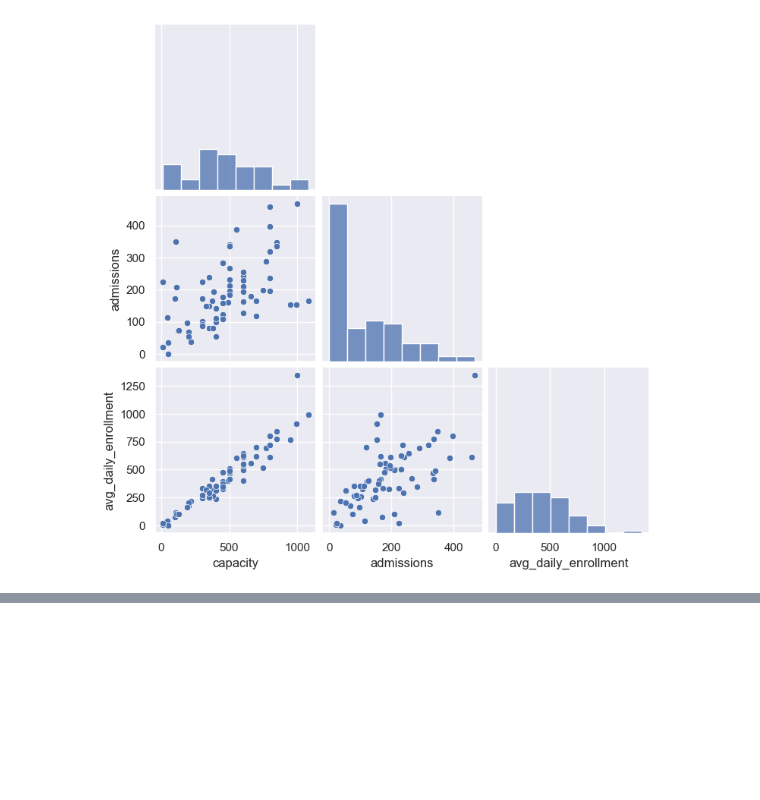
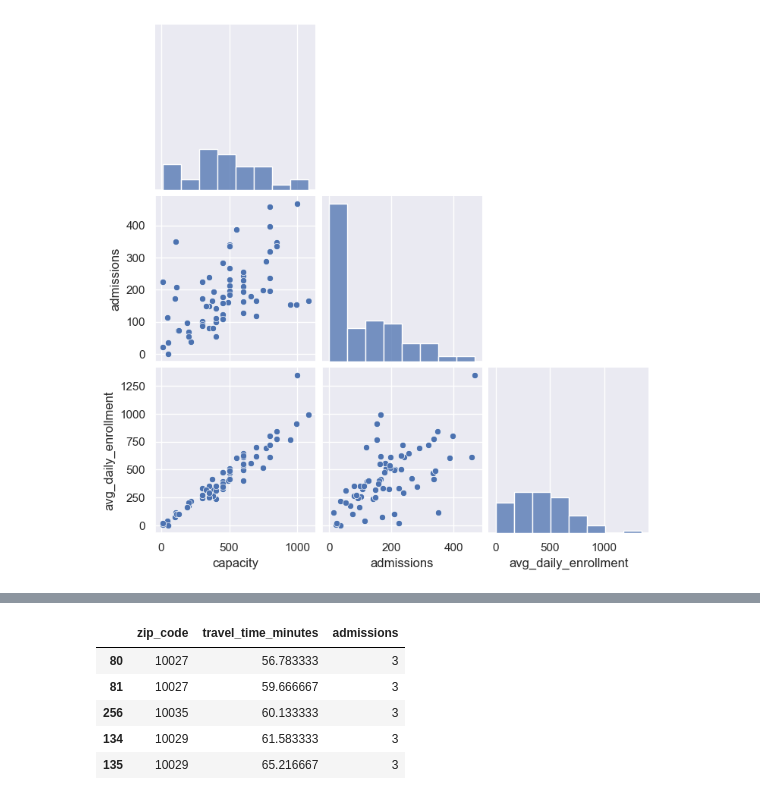
Before and after one commit to skritch/ghc-analysis, a Jupyter notebook: analysis/optimize_otp_placement.ipynb, the cells around one changed output, grey strips where cells are left out. Cells and saved outputs as stored; diff of their text form; code cells hidden in the pictures; blank space fills up the shorter version.

```diff
--- a/analysis/optimize_otp_placement.ipynb
+++ b/analysis/optimize_otp_placement.ipynb
@@ -184,0 +222,9 @@ p = seaborn.pairplot(
+# %%
+travel_df.sort_values('travel_time_minutes').tail(5)
+# %% [output]
+|  | zip_code | travel_time_minutes | admissions |
+| 80 | 10027 | 56.783333 | 3 |
+| 81 | 10027 | 59.666667 | 3 |
+| 256 | 10035 | 60.133333 | 3 |
+| 134 | 10029 | 61.583333 | 3 |
+| 135 | 10029 | 65.216667 | 3 |
```
Also changed, not shown: parts of 2 cells of this notebook, 5 other files.
